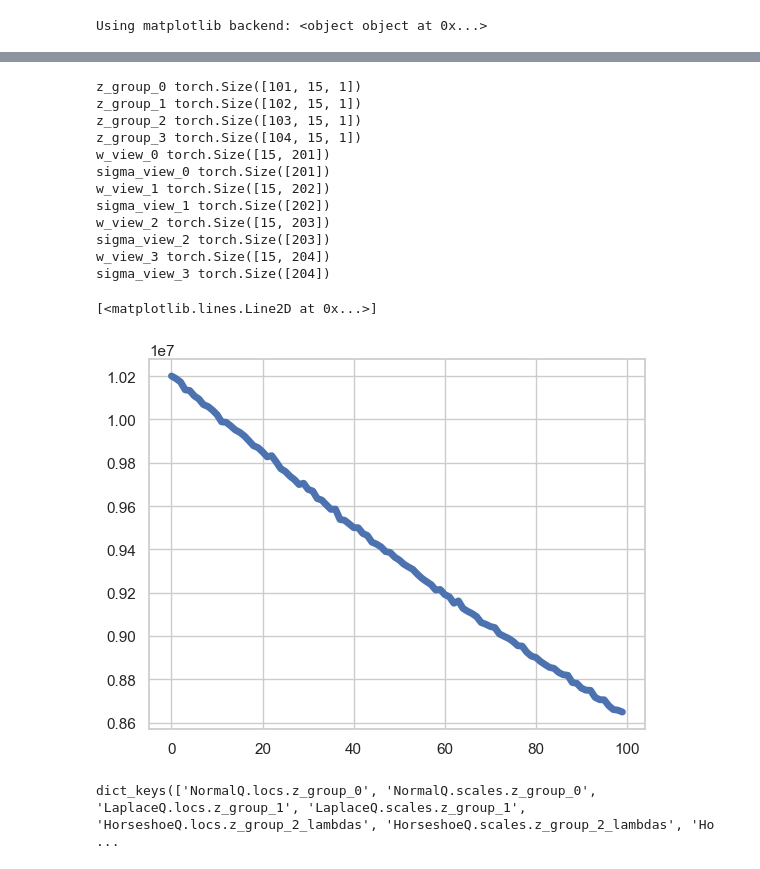
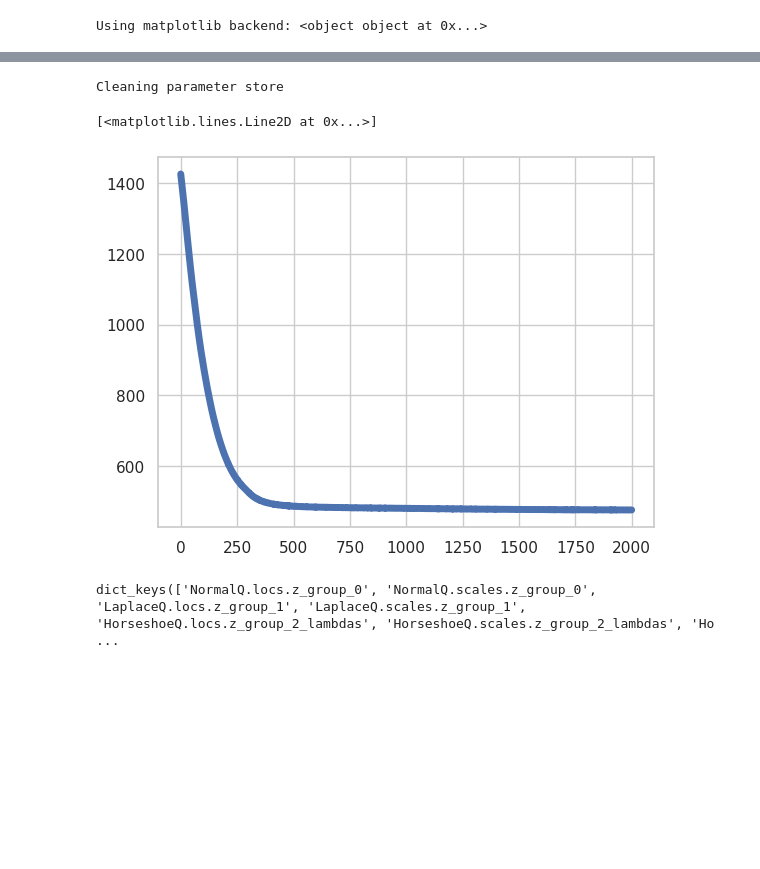
Before and after one commit to bioFAM/cellij, a Jupyter notebook: notebooks/basic_svi.ipynb, the cells around one changed output, grey strips where cells are left out. Drawn from its saved outputs; the diff is of its cells as text; code cells hidden in the pictures; blank space fills up the shorter version.

```diff
--- a/notebooks/basic_svi.ipynb
+++ b/notebooks/basic_svi.ipynb
@@ -77,16 +105,11 @@ model = cellij.core._pyro_models.Generative(
         "group_0": "Normal",
         "group_1": "Laplace",
         "group_2": "Horseshoe",
-        "group_3": "Horseshoe",
     },
     weight_priors={
         "view_0": "Normal",
         "view_1": "Laplace",
         "view_2": "Horseshoe",
-        "view_3": "Horseshoe",
     },
-    device=torch.device("cpu"),
+    device=torch.device("cuda:3"),
 )
-
-# autonormal_guide = AutoNormal(model)
-guide = cellij.core._pyro_guides.Guide(model)
@@ -127,17 +115,0 @@ True
-# %%
-for k, v in guide().items():
-    print(k, v.shape)
-    # print(v.shape == autonormal_guide()[k].shape)
-# %% [output]
-z_group_0 torch.Size([101, 15, 1])
-z_group_1 torch.Size([102, 15, 1])
-z_group_2 torch.Size([103, 15, 1])
-z_group_3 torch.Size([104, 15, 1])
-w_view_0 torch.Size([15, 201])
-sigma_view_0 torch.Size([201])
-w_view_1 torch.Size([15, 202])
-sigma_view_1 torch.Size([202])
-w_view_2 torch.Size([15, 203])
-sigma_view_2 torch.Size([203])
-w_view_3 torch.Size([15, 204])
-sigma_view_3 torch.Size([204])
@@ -144,31 +147,53 @@ sigma_view_3 torch.Size([204])
 # %%
 data = {
     f"group_{g}": {
-        f"view_{m}": torch.Tensor(dg.ys[g][m]) for m in range(dg.n_feature_groups)
+        f"view_{m}": torch.Tensor(dg.ys[g][m]).to(model.device) for m in range(dg.n_feature_groups)
     }
     for g in range(dg.n_sample_groups)
 }
 # %%
-scale = 1.0 / len(dg.n_samples)
+lr = 0.01
+n_iterations = 2000
+clipped = True
+
+# clean start
+print("Cleaning parameter store")
+pyro.clear_param_store()
+
+# autonormal_guide = AutoNormal(model)
+guide = cellij.core._pyro_guides.Guide(model)
+
+
+optim = Adam({"lr": lr, "betas": (0.95, 0.999)})
+if clipped:
+    optim = ClippedAdam({"lr": lr, "lrd": 0.1 ** (1 / n_iterations)})
+
+scale = 1.0 / sum(dg.n_samples)
 svi = SVI(
     pyro.poutine.scale(model, scale=scale),
     pyro.poutine.scale(guide, scale=scale),
-    Adam({"lr": 0.005, "betas": (0.95, 0.999)}),
-    loss=pyro.infer.Trace_ELBO(num_particles=3),
+    optim=optim,
+    loss=pyro.infer.TraceMeanField_ELBO(
+            retain_graph=True,
+            num_particles=20,
+            vectorize_particles=True,
+        )
+,
 )
+
+
+elbo_history = []
+pbar = tqdm(range(n_iterations))
+for iteration_idx in pbar:
+    elbo = svi.step(data)
+    elbo_history.append(elbo)
+    pbar.set_postfix({"ELBO": elbo})
+
+plt.plot(elbo_history)
+# %% [output]
+Cleaning parameter store
+[<matplotlib.lines.Line2D at 0x...>]
+[figure, added]
-# %%
-elbo_history = []
-pbar = tqdm(range(100))
-for iteration_idx in pbar:
-    elbo = svi.step(data)
-    elbo_history.append(elbo)
-    if iteration_idx % 10 == 0:
-        pbar.set_postfix({"ELBO": elbo})
-
-plt.plot(elbo_history)
-# %% [output]
-[<matplotlib.lines.Line2D at 0x...>]
-[figure, removed]
 # %%
 pyro.get_param_store().get_all_param_names()
 # %% [output]
```
Also changed, not shown: parts of 21 cells of this notebook, 2 other files.
